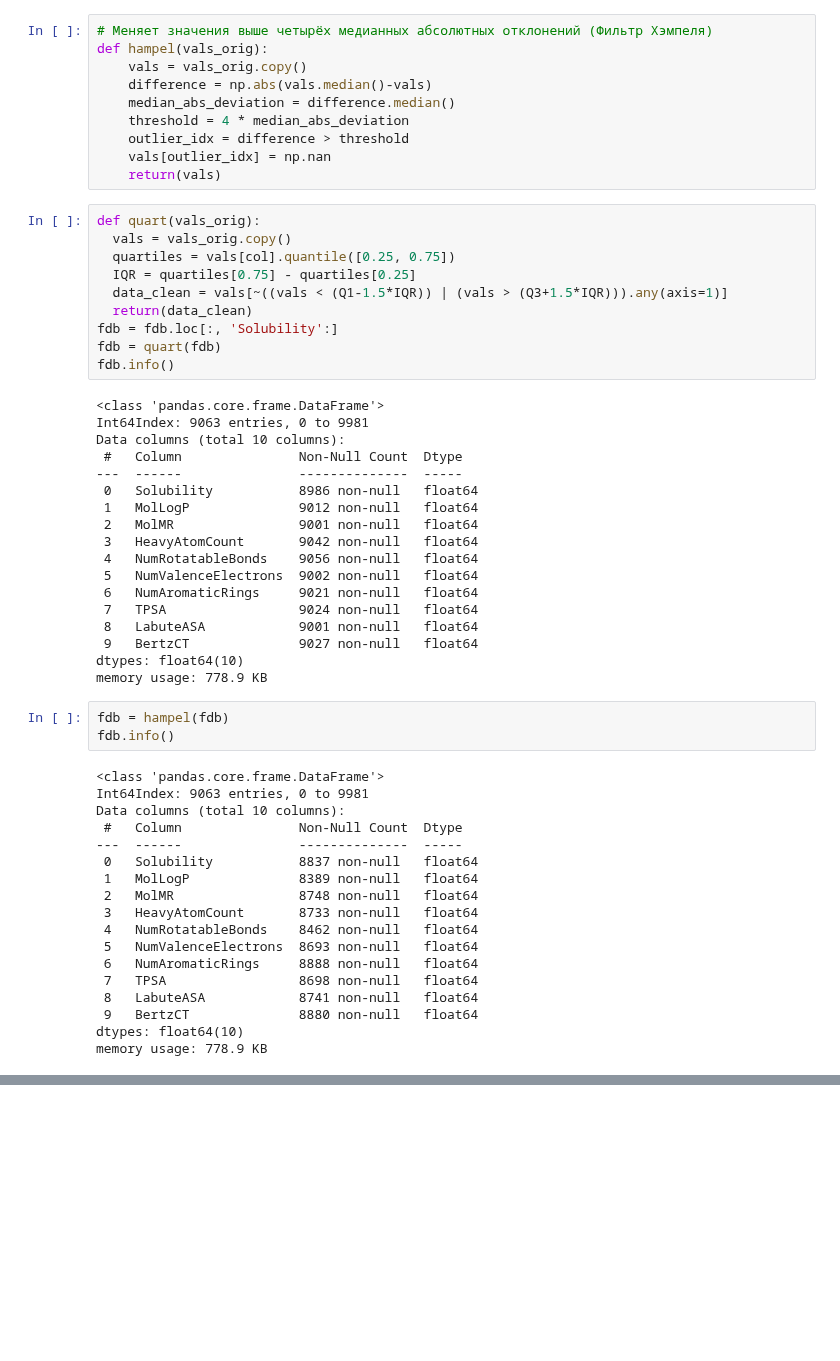
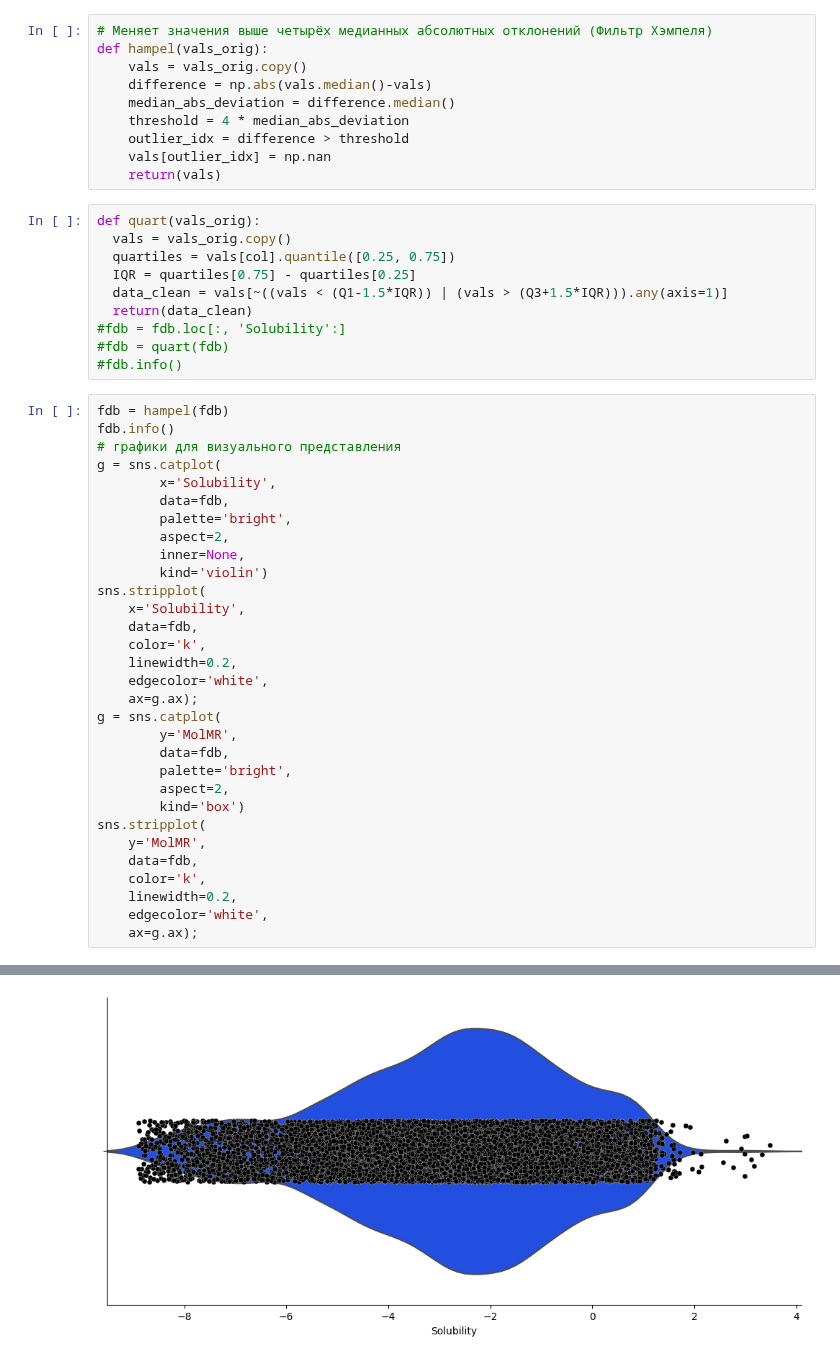
Before and after one commit to dobrotvorn/DataCon23, a Jupyter notebook: Mini_task3.ipynb, the cells around one changed output, grey strips where cells are left out. Cells and saved outputs as stored; diff of their text form; blank space fills up the shorter version.

```diff
--- a/Mini_task3.ipynb
+++ b/Mini_task3.ipynb
@@ -175,45 +153,38 @@ def quart(vals_orig):
   IQR = quartiles[0.75] - quartiles[0.25]
   data_clean = vals[~((vals < (Q1-1.5*IQR)) | (vals > (Q3+1.5*IQR))).any(axis=1)]
   return(data_clean)
-fdb = fdb.loc[:, 'Solubility':]
-fdb = quart(fdb)
-fdb.info()
+#fdb = fdb.loc[:, 'Solubility':]
+#fdb = quart(fdb)
+#fdb.info()
-# %% [output]
-<class 'pandas.core.frame.DataFrame'>
-Int64Index: 9063 entries, 0 to 9981
-Data columns (total 10 columns):
- #   Column               Non-Null Count  Dtype
----  ------               --------------  -----
- 0   Solubility           8986 non-null   float64
- 1   MolLogP              9012 non-null   float64
- 2   MolMR                9001 non-null   float64
- 3   HeavyAtomCount       9042 non-null   float64
- 4   NumRotatableBonds    9056 non-null   float64
- 5   NumValenceElectrons  9002 non-null   float64
- 6   NumAromaticRings     9021 non-null   float64
- 7   TPSA                 9024 non-null   float64
- 8   LabuteASA            9001 non-null   float64
- 9   BertzCT              9027 non-null   float64
-dtypes: float64(10)
-memory usage: 778.9 KB
-# %%
-fdb = hampel(fdb)
-fdb.info()
-# %% [output]
-<class 'pandas.core.frame.DataFrame'>
-Int64Index: 9063 entries, 0 to 9981
-Data columns (total 10 columns):
- #   Column               Non-Null Count  Dtype
----  ------               --------------  -----
- 0   Solubility           8837 non-null   float64
- 1   MolLogP              8389 non-null   float64
- 2   MolMR                8748 non-null   float64
- 3   HeavyAtomCount       8733 non-null   float64
- 4   NumRotatableBonds    8462 non-null   float64
- 5   NumValenceElectrons  8693 non-null   float64
- 6   NumAromaticRings     8888 non-null   float64
- 7   TPSA                 8698 non-null   float64
- 8   LabuteASA            8741 non-null   float64
- 9   BertzCT              8880 non-null   float64
-dtypes: float64(10)
-memory usage: 778.9 KB
+# %%
+fdb = hampel(fdb)
+fdb.info()
+# графики для визуального представления
+g = sns.catplot(
+        x='Solubility',
+        data=fdb,
+        palette='bright',
+        aspect=2,
+        inner=None,
+        kind='violin')
+sns.stripplot(
+    x='Solubility',
+    data=fdb,
+    color='k',
+    linewidth=0.2,
+    edgecolor='white',
+    ax=g.ax);
+g = sns.catplot(
+        y='MolMR',
+        data=fdb,
+        palette='bright',
+        aspect=2,
+        kind='box')
+sns.stripplot(
+    y='MolMR',
+    data=fdb,
+    color='k',
+    linewidth=0.2,
+    edgecolor='white',
+    ax=g.ax);
+# %% [output]
@@ -219,0 +209 @@ memory usage: 778.9 KB
+[figure, added]
```
Also changed, not shown: parts of 4 cells of this notebook.
